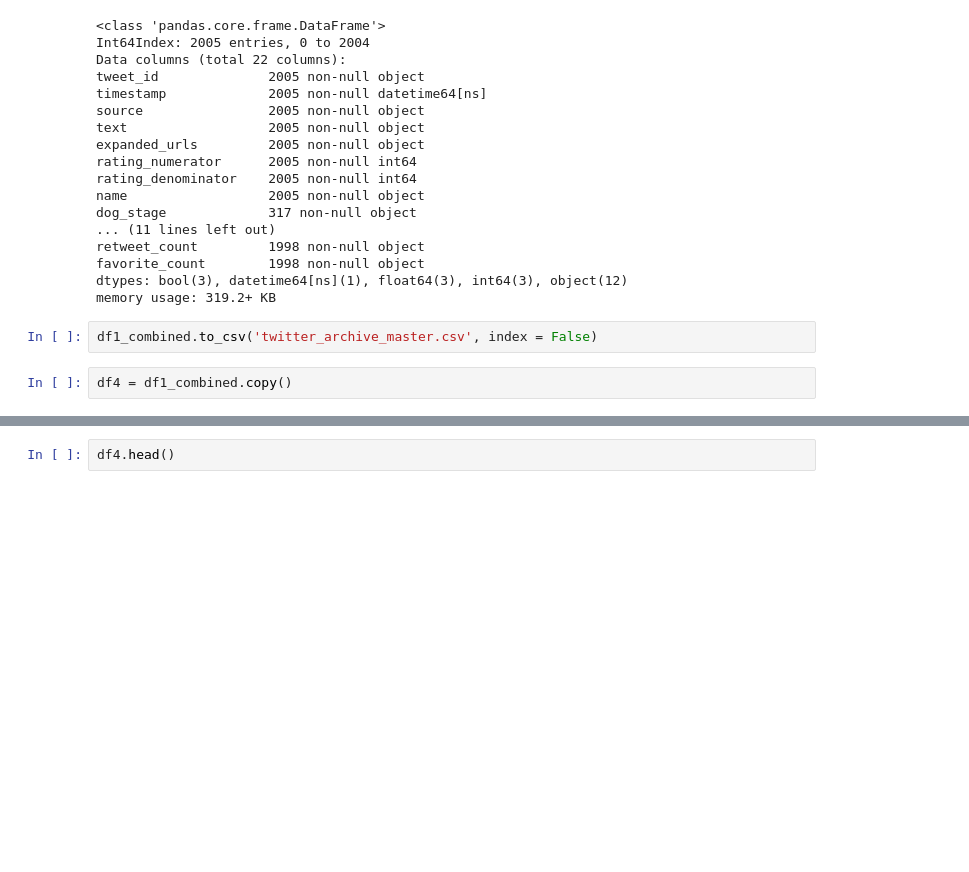
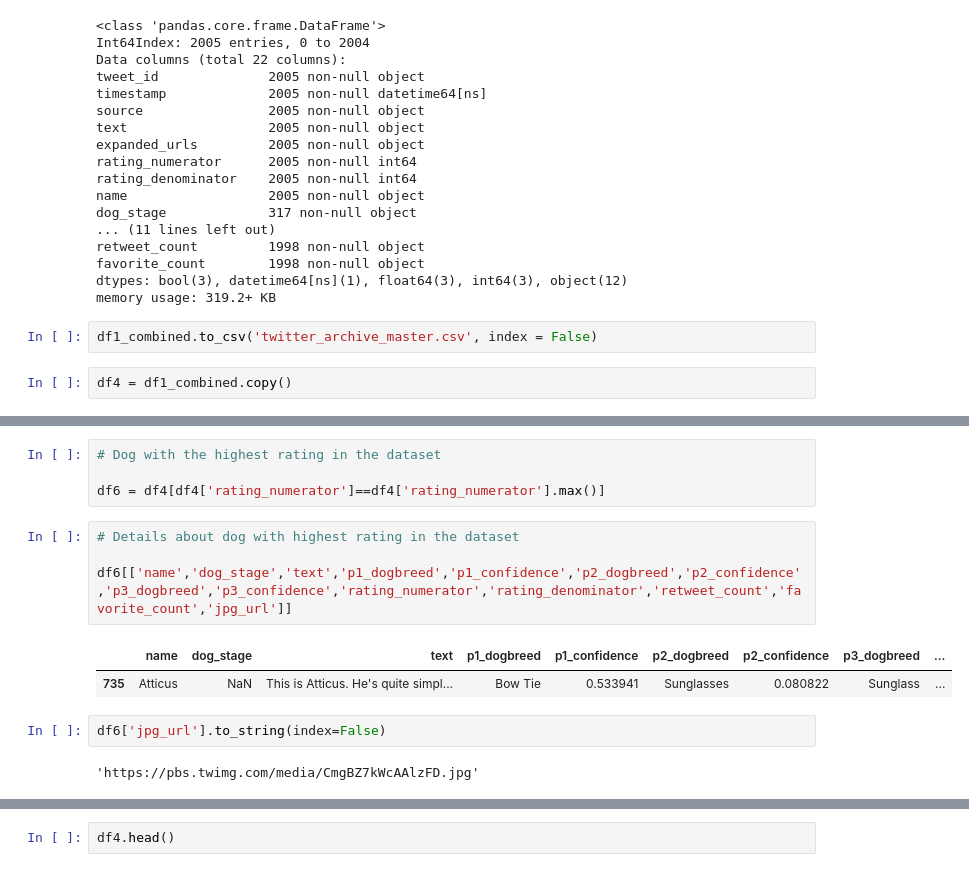
Before and after one commit to vijayelango/DataWrangling, a Jupyter notebook: wrangle_act.ipynb, the cells around one changed output, grey strips where cells are left out. Saved outputs shown, nothing was run; the diff lists cells and outputs as text; blank space fills up the shorter version.

```diff
--- a/wrangle_act.ipynb
+++ b/wrangle_act.ipynb
@@ -742,0 +796,15 @@ Name: tweet_source, dtype: int64
+# %%
+# Dog with the highest rating in the dataset
+
+df6 = df4[df4['rating_numerator']==df4['rating_numerator'].max()]
+# %%
+# Details about dog with highest rating in the dataset
+
+df6[['name','dog_stage','text','p1_dogbreed','p1_confidence','p2_dogbreed','p2_confidence','p3_dogbreed','p3_confidence','rating_numerator','rating_denominator','retweet_count','favorite_count','jpg_url']]
+# %% [output]
+|  | name | dog_stage | text | p1_dogbreed | p1_confidence | p2_dogbreed | p2_confidence | p3_dogbreed | ... |
+| 735 | Atticus | NaN | This is Atticus. He's quite simpl... | Bow Tie | 0.533941 | Sunglasses | 0.080822 | Sunglass | ... |
+# %%
+df6['jpg_url'].to_string(index=False)
+# %% [output]
+'https://pbs.twimg.com/media/CmgBZ7kWcAAlzFD.jpg'
```
Also changed, not shown: parts of 30 cells of this notebook, 1 other file.
